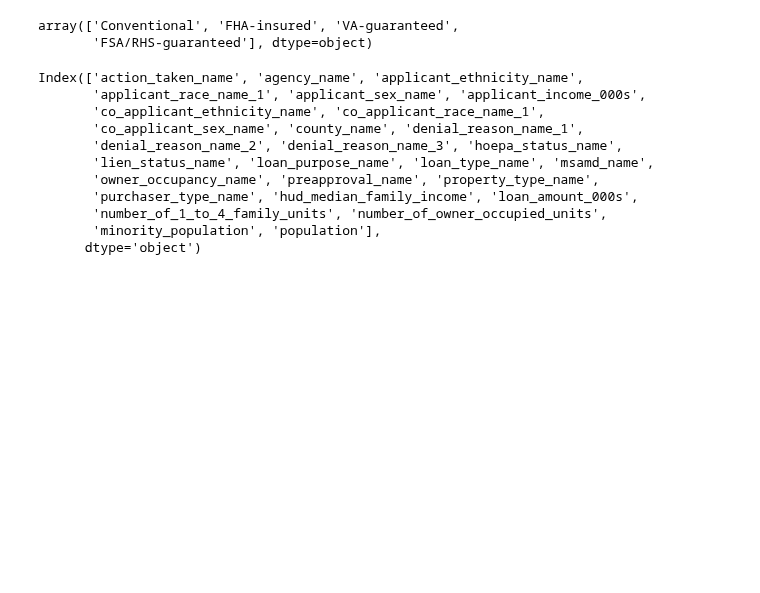
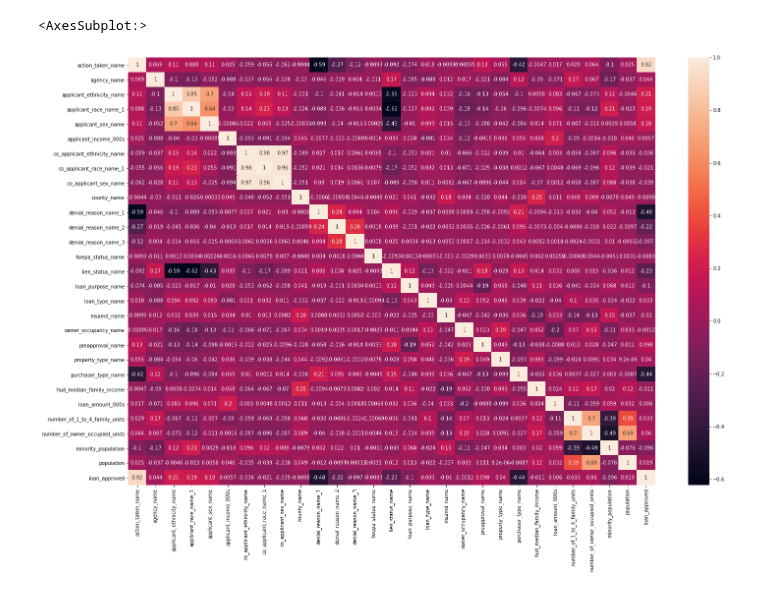
Before and after one commit to DJ1070/Darlehensanfragen, a Jupyter notebook: loan_prediction.ipynb, the cells around one changed output. Cells and saved outputs as stored; diff of their text form; code cells hidden in the pictures; blank space fills up the shorter version.

```diff
--- a/loan_prediction.ipynb
+++ b/loan_prediction.ipynb
@@ -80,27 +85,26 @@ df.denial_reason_name_3 = df.denial_reason_name_3.fillna(0)
 df.action_taken_name = df.action_taken_name.map({'Application denied by financial institution': 0, 'Preapproval request denied by financial institution': 1, 'File closed for incompleteness': 2, 'Application withdrawn by applicant': 3, 'Application approved but not accepted': 4, 'Loan purchased by the institution': 5, 'Loan originated': 6})
 
 # Converting columns manually for the same order of information with applicant and co-applicant, labelling them astype('category)
-df.applicant_ethnicity_name = df.applicant_ethnicity_name.map({'Information not provided by applicant in mail, Internet, or telephone application': 0, 'Not Hispanic or Latino': 1, 'Hispanic or Latino': 2, 'Not applicable': 3}).astype('category')
-df.applicant_race_name_1 = df.applicant_race_name_1.map({'Information not provided by applicant in mail, Internet, or telephone application': 0, 'White': 1, 'Asian': 2, 'Black or African American': 3, 'American Indian or Alaska Native': 4, 'Native Hawaiian or Other Pacific Islander': 5, 'Not applicable': 6}).astype('category')
-df.applicant_sex_name = df.applicant_sex_name.map({'Information not provided by applicant in mail, Internet, or telephone application': 0, 'Female': 1, 'Male': 2, 'Not applicable': 3}).astype('category')
-df.co_applicant_ethnicity_name = df.co_applicant_ethnicity_name.map({'Information not provided by applicant in mail, Internet, or telephone application': 0, 'Not Hispanic or Latino': 1, 'Hispanic or Latino': 2, 'Not applicable': 3, 'No co-applicant': 4}).astype('category')
-df.co_applicant_race_name_1 = df.co_applicant_race_name_1.map({'Information not provided by applicant in mail, Internet, or telephone application': 0, 'White': 1, 'Asian': 2, 'Black or African American': 3, 'American Indian or Alaska Native': 4, 'Native Hawaiian or Other Pacific Islander': 5, 'Not applicable': 6, 'No co-applicant': 7}).astype('category')
-df.co_applicant_sex_name = df.co_applicant_sex_name.map({'Information not provided by applicant in mail, Internet, or telephone application': 0, 'Female': 1, 'Male': 2, 'Not applicable': 3, 'No co-applicant': 4}).astype('category')
-df.denial_reason_name_1 = df.denial_reason_name_1.map({0: 0, 'Collateral': 1, 'Debt-to-income ratio': 2, 'Credit history': 3, 'Employment history': 4, 'Other': 5, 'Insufficient cash (downpayment, closing costs)': 6,'Credit application incomplete': 7, 'Unverifiable information': 8, 'Mortgage insurance denied': 9}).astype('category')
-df.denial_reason_name_2 = df.denial_reason_name_2.map({0: 0, 'Collateral': 1, 'Debt-to-income ratio': 2, 'Credit history': 3, 'Employment history': 4, 'Other': 5, 'Insufficient cash (downpayment, closing costs)': 6,'Credit application incomplete': 7, 'Unverifiable information': 8, 'Mortgage insurance denied': 9}).astype('category')
-df.denial_reason_name_3 = df.denial_reason_name_3.map({0: 0, 'Collateral': 1, 'Debt-to-income ratio': 2, 'Credit history': 3, 'Employment history': 4, 'Other': 5, 'Insufficient cash (downpayment, closing costs)': 6,'Credit application incomplete': 7, 'Unverifiable information': 8, 'Mortgage insurance denied': 9}).astype('category')
+df.applicant_ethnicity_name = df.applicant_ethnicity_name.map({'Information not provided by applicant in mail, Internet, or telephone application': 0, 'Not Hispanic or Latino': 1, 'Hispanic or Latino': 2, 'Not applicable': 3})
+df.applicant_race_name_1 = df.applicant_race_name_1.map({'Information not provided by applicant in mail, Internet, or telephone application': 0, 'White': 1, 'Asian': 2, 'Black or African American': 3, 'American Indian or Alaska Native': 4, 'Native Hawaiian or Other Pacific Islander': 5, 'Not applicable': 6})
+df.applicant_sex_name = df.applicant_sex_name.map({'Information not provided by applicant in mail, Internet, or telephone application': 0, 'Female': 1, 'Male': 2, 'Not applicable': 3})
+df.co_applicant_ethnicity_name = df.co_applicant_ethnicity_name.map({'Information not provided by applicant in mail, Internet, or telephone application': 0, 'Not Hispanic or Latino': 1, 'Hispanic or Latino': 2, 'Not applicable': 3, 'No co-applicant': 4})
+df.co_applicant_race_name_1 = df.co_applicant_race_name_1.map({'Information not provided by applicant in mail, Internet, or telephone application': 0, 'White': 1, 'Asian': 2, 'Black or African American': 3, 'American Indian or Alaska Native': 4, 'Native Hawaiian or Other Pacific Islander': 5, 'Not applicable': 6, 'No co-applicant': 7})
+df.co_applicant_sex_name = df.co_applicant_sex_name.map({'Information not provided by applicant in mail, Internet, or telephone application': 0, 'Female': 1, 'Male': 2, 'Not applicable': 3, 'No co-applicant': 4})
+df.denial_reason_name_1 = df.denial_reason_name_1.map({0: 0, 'Collateral': 1, 'Debt-to-income ratio': 2, 'Credit history': 3, 'Employment history': 4, 'Other': 5, 'Insufficient cash (downpayment, closing costs)': 6,'Credit application incomplete': 7, 'Unverifiable information': 8, 'Mortgage insurance denied': 9})
+df.denial_reason_name_2 = df.denial_reason_name_2.map({0: 0, 'Collateral': 1, 'Debt-to-income ratio': 2, 'Credit history': 3, 'Employment history': 4, 'Other': 5, 'Insufficient cash (downpayment, closing costs)': 6,'Credit application incomplete': 7, 'Unverifiable information': 8, 'Mortgage insurance denied': 9})
+df.denial_reason_name_3 = df.denial_reason_name_3.map({0: 0, 'Collateral': 1, 'Debt-to-income ratio': 2, 'Credit history': 3, 'Employment history': 4, 'Other': 5, 'Insufficient cash (downpayment, closing costs)': 6,'Credit application incomplete': 7, 'Unverifiable information': 8, 'Mortgage insurance denied': 9})
 # %%
 # Converting several columns from str to int, labelling some of them astype('category)
 
-column_list = [1, 9, 13, 15, 17, 18, 20, 23, 25, 26,27]
+column_list = [1, 9, 13, 14, 15, 16, 17, 18, 19, 20, 21]
 
-df.agency_name = df.agency_name.map({'Consumer Financial Protection Bureau': 0, 'Department of Housing and Urban Development': 1, 'Federal Deposit Insurance Corporation': 2, 'Federal Reserve System': 3, 'National Credit Union Administration': 4, 'Office of the Comptroller of the Currency': 5}).astype('category')
+for i in column_list:
+    df.iloc[:,i] = pd.Categorical(df.iloc[:,i], ordered=True).codes
+    # df.iloc[:,i] = df.iloc[:,i].astype('category')
 
-df.hoepa_status_name = df.hoepa_status_name.map({'HOEPA loan': 0, 'Not a HOEPA loan': 1})
-df.lien_status_name = df.lien_status_name.map({'Not applicable': 0, 'Not secured by a lien': 1, 'Secured by a subordinate lien': 2, 'Secured by a first lien': 3}).astype('category')
-df.loan_purpose_name = pd.Categorical(df.loan_purpose_name, ordered=True).codes
-df.loan_purpose_name = df.loan_purpose_name.astype('category')
+# df.agency_name = df.agency_name.map({'Consumer Financial Protection Bureau': 0, 'Department of Housing and Urban Development': 1, 'Federal Deposit Insurance Corporation': 2, 'Federal Reserve System': 3, 'National Credit Union Administration': 4, 'Office of the Comptroller of the Currency': 5}).astype('category')
+# df.hoepa_status_name = df.hoepa_status_name.map({'HOEPA loan': 0, 'Not a HOEPA loan': 1})
+# df.lien_status_name = df.lien_status_name.map({'Not applicable': 0, 'Not secured by a lien': 1, 'Secured by a subordinate lien': 2, 'Secured by a first lien': 3}).astype('category')
+# df.loan_purpose_name = pd.Categorical(df.loan_purpose_name, ordered=True).codes
+# df.loan_purpose_name = df.loan_purpose_name.astype('category')
-# %%
-for i in range(0,5):
-    df.iloc[:,i] = pd.Categorical(df.iloc[:,i], ordered=True).codes
-    df.iloc[:,i] = df.iloc[:,i].astype('category')
@@ -122,3 +111 @@ Name: action_taken_name, Length: 175862, dtype: int64
-# %%
-df.loan_purpose_name = df.loan_purpose_name.astype('category')
 # %%
@@ -128,19 +131,6 @@ CategoricalDtype(categories=[0, 1, 2], ordered=False)
-# %%
-df.loan_type_name.unique()
-# %% [output]
-array(['Conventional', 'FHA-insured', 'VA-guaranteed',
-       'FSA/RHS-guaranteed'], dtype=object)
-# %%
-df.columns
-# %% [output]
-Index(['action_taken_name', 'agency_name', 'applicant_ethnicity_name',
-       'applicant_race_name_1', 'applicant_sex_name', 'applicant_income_000s',
-       'co_applicant_ethnicity_name', 'co_applicant_race_name_1',
-       'co_applicant_sex_name', 'county_name', 'denial_reason_name_1',
-       'denial_reason_name_2', 'denial_reason_name_3', 'hoepa_status_name',
-       'lien_status_name', 'loan_purpose_name', 'loan_type_name', 'msamd_name',
-       'owner_occupancy_name', 'preapproval_name', 'property_type_name',
-       'purchaser_type_name', 'hud_median_family_income', 'loan_amount_000s',
-       'number_of_1_to_4_family_units', 'number_of_owner_occupied_units',
-       'minority_population', 'population'],
-      dtype='object')
+# %%
+fig, ax = plt.subplots(figsize=(24, 16))
+sns.heatmap(df.corr(), annot=True, ax = ax)
+# %% [output]
+<AxesSubplot:>
+[figure, added]
```
Also changed, not shown: parts of 7 cells of this notebook.
